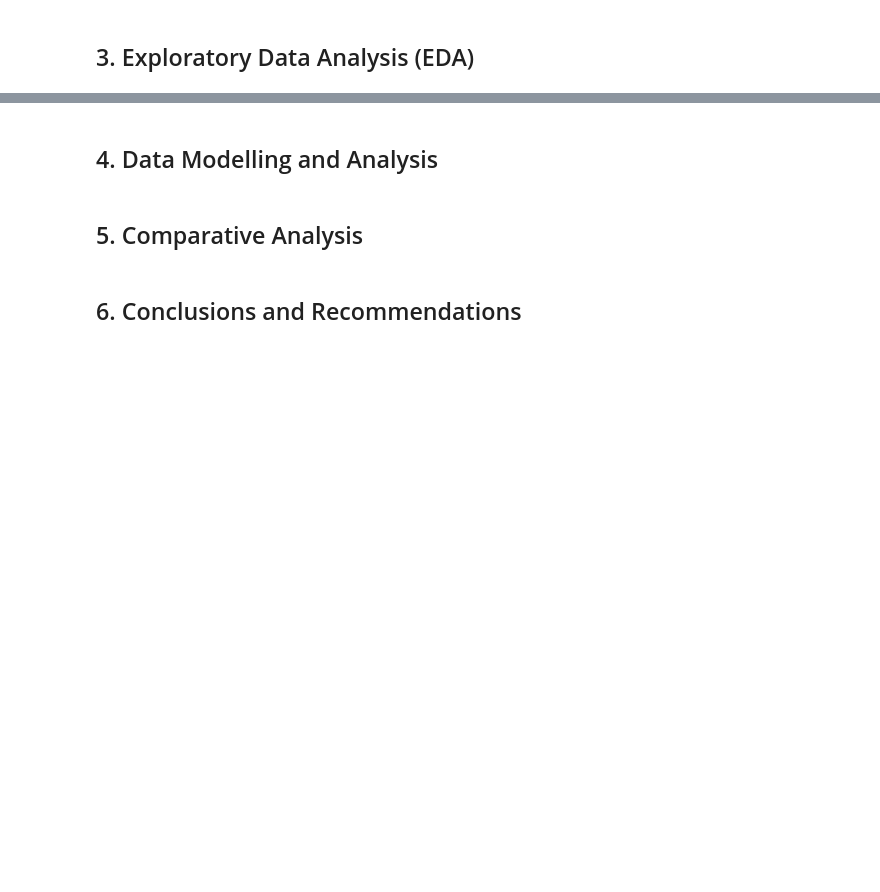
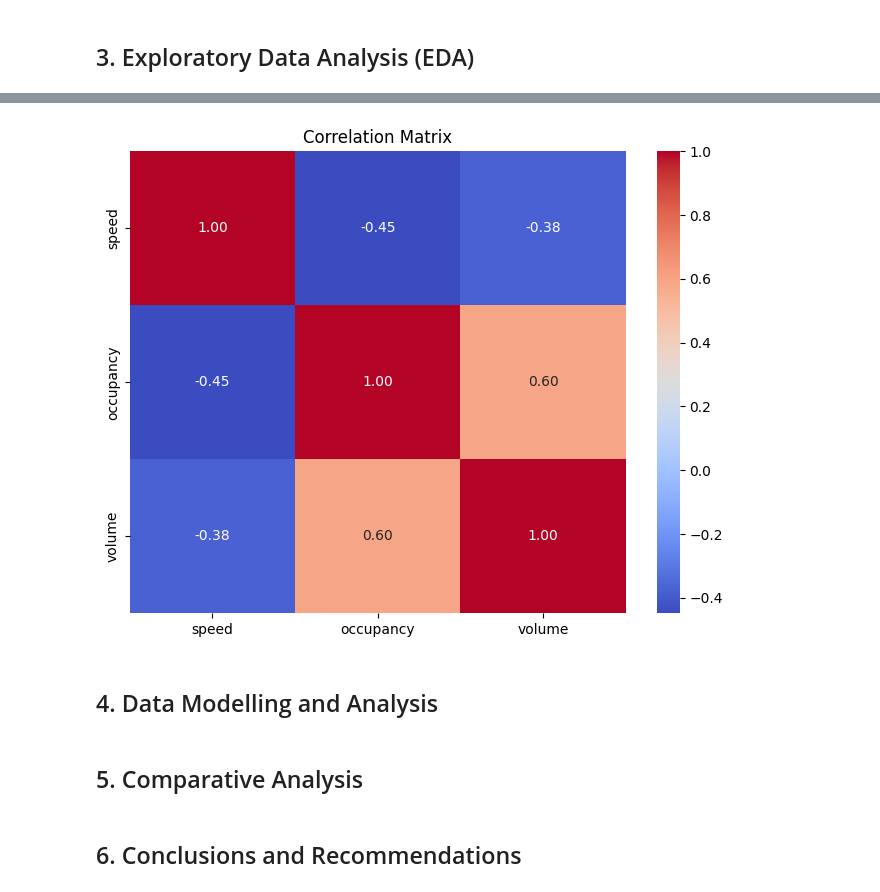
Before and after one commit to linxianying/G12_GuidedProject, a Jupyter notebook: traffic_air_sg.ipynb, the cells around one changed output, grey strips where cells are left out. Cells and saved outputs as stored; diff of their text form; code cells hidden in the pictures; blank space fills up the shorter version.

```diff
--- a/traffic_air_sg.ipynb
+++ b/traffic_air_sg.ipynb
@@ -140,12 +118,0 @@ print(vehicle_uk_df.head())
-# %%
-import pandas as pd
-import json
-
-with open('traffic_speed_data.json') as f:
-    data = json.load(f)
-
-traffic_data = data['value']
-traffic_df = pd.DataFrame(traffic_data)
-
-# Display the first few rows of the DataFrame to verify
-print(traffic_df.head(1))
@@ -250,3 +378,14 @@ HTTPError: 500 Server Error: Internal Server Error for url: https://datamall2.my
+# %%
+# Calculate correlation matrix
+correlation_matrix = hk_traffic_df[['speed', 'occupancy', 'volume']].corr()
+
+# Plotting heatmap of correlations
+plt.figure(figsize=(8, 6))
+sns.heatmap(correlation_matrix, annot=True, cmap='coolwarm', fmt='.2f')
+plt.title('Correlation Matrix of Speed & Occupancy & Volume')
+plt.show()
+# %% [output]
+[figure, added]
 # %% [markdown]
 ## 4. Data Modelling and Analysis
 # %% [markdown]
```
Also changed, not shown: parts of 9 cells of this notebook.
